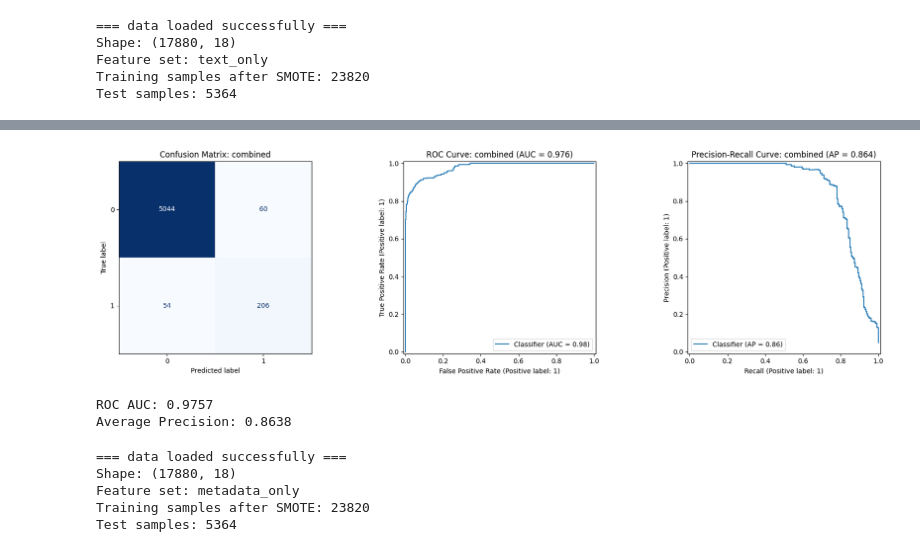
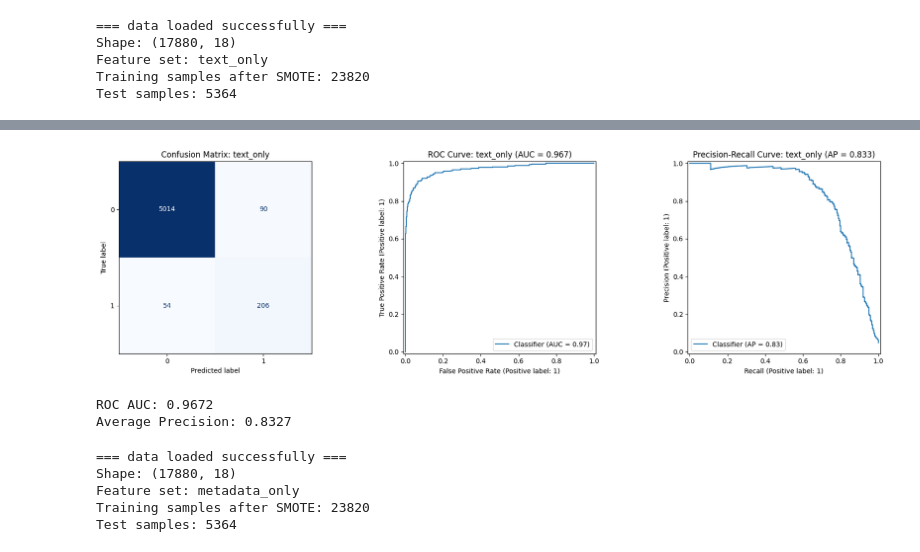
Before and after one commit to IanRPage/PhantomPositions, a Jupyter notebook: src/lr.ipynb, the cells around one changed output, grey strips where cells are left out. Drawn from its saved outputs; the diff is of its cells as text; code cells hidden in the pictures.

```diff
--- a/src/lr.ipynb
+++ b/src/lr.ipynb
@@ -61,9 +61,9 @@ weighted avg       0.98      0.98      0.98      5364
 # %%
-visualize(reg, 'combined', X_test, Y_test, Y_pred)
+visualize(reg, 'text_only', X_test, Y_test, Y_pred)
 # %% [output]
-[figure, old version]
+[figure, new version]
-ROC AUC: 0.9757
-Average Precision: 0.8638
+ROC AUC: 0.9672
+Average Precision: 0.8327
 # %%
 X_train, X_test, Y_train, Y_test = load_and_split('metadata_only')
 # %% [output]
```
Also changed, not shown: parts of 4 cells of this notebook, 14 other files.
